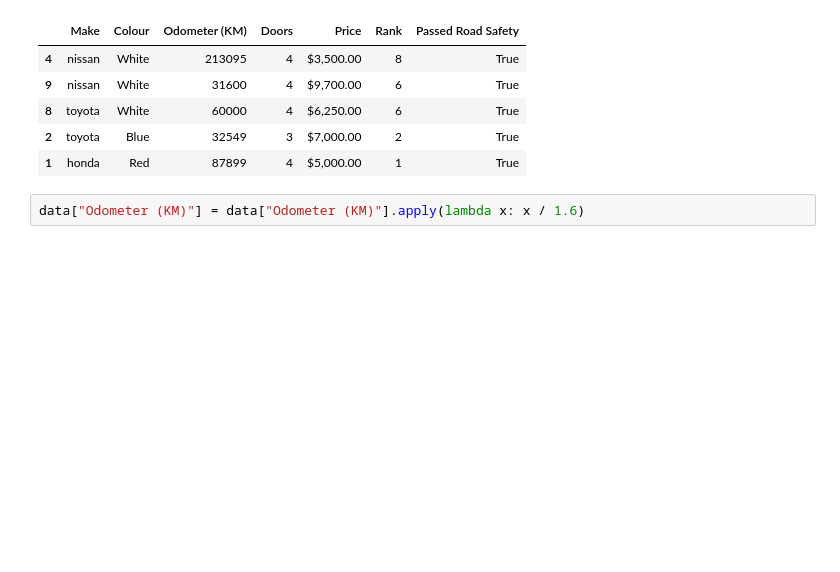
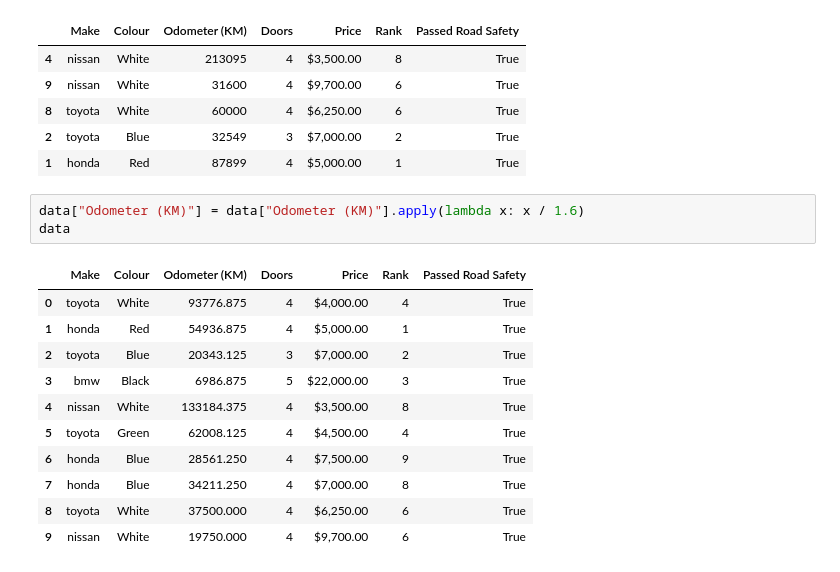
Before and after one commit to Ayamigah16/MLOPS, a Jupyter notebook: visualizations/working_with_pandas.ipynb, the cells around one changed output. Drawn from its saved outputs; the diff is of its cells as text; blank space fills up the shorter version.

```diff
--- a/visualizations/working_with_pandas.ipynb
+++ b/visualizations/working_with_pandas.ipynb
@@ -254,3 +254,16 @@ data.sample(frac=0.5)
 | 1 | honda | Red | 87899 | 4 | $5,000.00 | 1 | True |
 # %%
 data["Odometer (KM)"] = data["Odometer (KM)"].apply(lambda x: x / 1.6)
+data
+# %% [output]
+|  | Make | Colour | Odometer (KM) | Doors | Price | Rank | Passed Road Safety |
+| 0 | toyota | White | 93776.875 | 4 | $4,000.00 | 4 | True |
+| 1 | honda | Red | 54936.875 | 4 | $5,000.00 | 1 | True |
+| 2 | toyota | Blue | 20343.125 | 3 | $7,000.00 | 2 | True |
+| 3 | bmw | Black | 6986.875 | 5 | $22,000.00 | 3 | True |
+| 4 | nissan | White | 133184.375 | 4 | $3,500.00 | 8 | True |
+| 5 | toyota | Green | 62008.125 | 4 | $4,500.00 | 4 | True |
+| 6 | honda | Blue | 28561.250 | 4 | $7,500.00 | 9 | True |
+| 7 | honda | Blue | 34211.250 | 4 | $7,000.00 | 8 | True |
+| 8 | toyota | White | 37500.000 | 4 | $6,250.00 | 6 | True |
+| 9 | nissan | White | 19750.000 | 4 | $9,700.00 | 6 | True |
```
Also changed, not shown: 3 other files.
